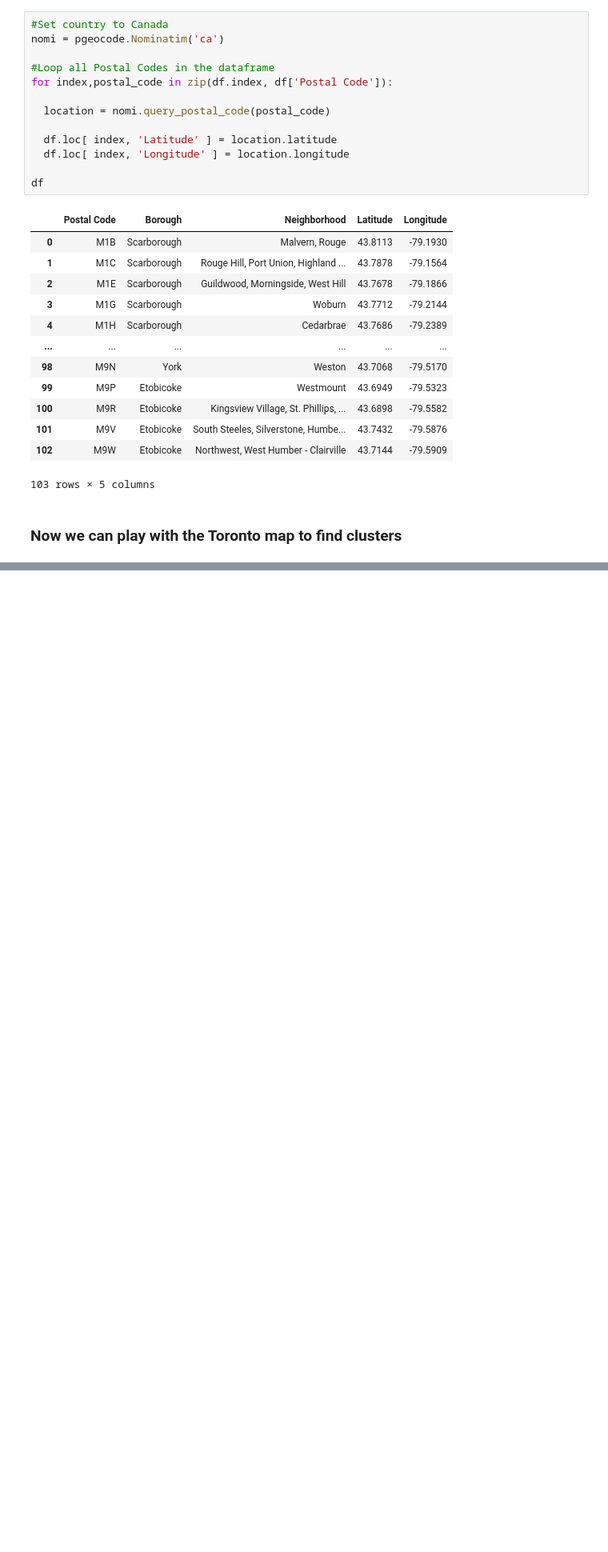
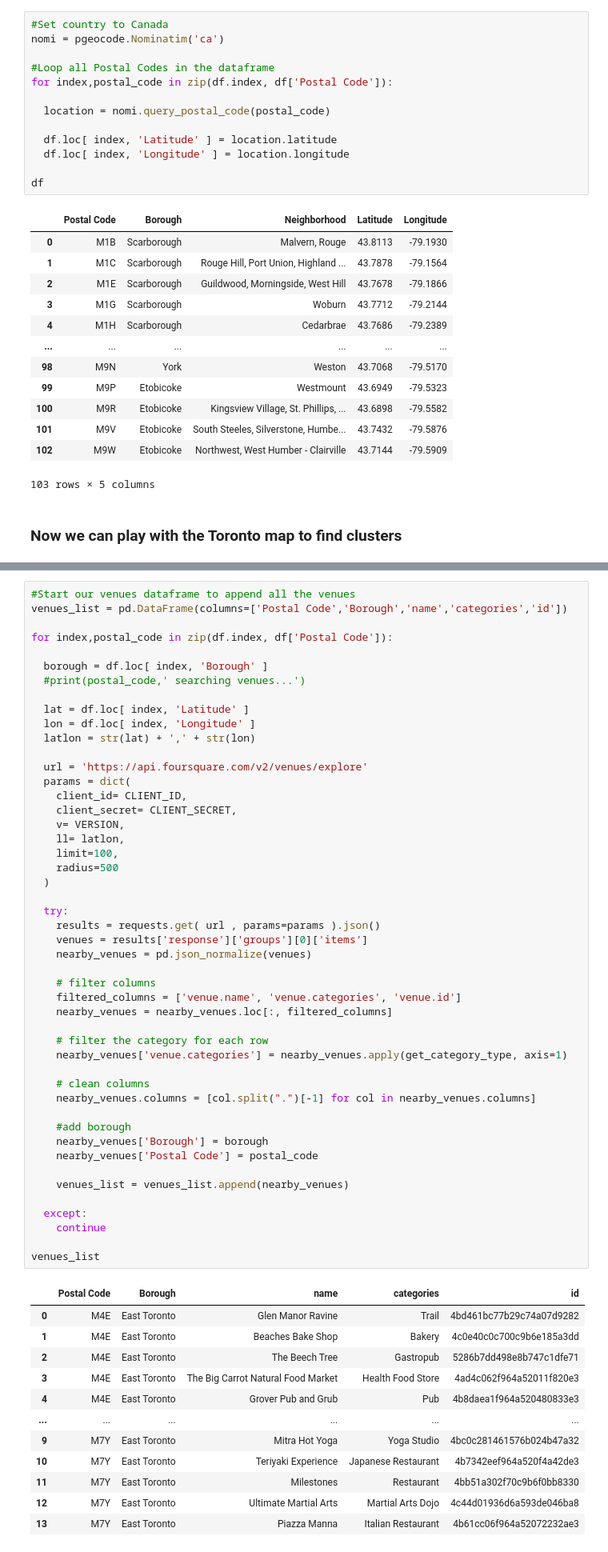
Before and after one commit to rodpaschoal/Coursera_Capstone, a Jupyter notebook: Toronto.ipynb, the cells around one changed output, grey strips where cells are left out. Shown: that part at 80% size. Cells and saved outputs as stored; diff of their text form; blank space fills up the shorter version.

```diff
--- a/Toronto.ipynb
+++ b/Toronto.ipynb
@@ -144,0 +222,61 @@ df.loc[ df['Postal Code'] == 'M2H' , :]
+# %%
+#Start our venues dataframe to append all the venues
+venues_list = pd.DataFrame(columns=['Postal Code','Borough','name','categories','id'])
+
+for index,postal_code in zip(df.index, df['Postal Code']):
+
+  borough = df.loc[ index, 'Borough' ]
+  #print(postal_code,' searching venues...')
+
+  lat = df.loc[ index, 'Latitude' ]
+  lon = df.loc[ index, 'Longitude' ]
+  latlon = str(lat) + ',' + str(lon)
+
+  url = 'https://api.foursquare.com/v2/venues/explore'
+  params = dict(
+    client_id= CLIENT_ID,
+    client_secret= CLIENT_SECRET,
+    v= VERSION,
+    ll= latlon,
+    limit=100,
+    radius=500
+  )
+
+  try:
+    results = requests.get( url , params=params ).json()
+    venues = results['response']['groups'][0]['items']
+    nearby_venues = pd.json_normalize(venues)
+
+    # filter columns
+    filtered_columns = ['venue.name', 'venue.categories', 'venue.id']
+    nearby_venues = nearby_venues.loc[:, filtered_columns]
+
+    # filter the category for each row
+    nearby_venues['venue.categories'] = nearby_venues.apply(get_category_type, axis=1)
+
+    # clean columns
+    nearby_venues.columns = [col.split(".")[-1] for col in nearby_venues.columns]
+
+    #add borough
+    nearby_venues['Borough'] = borough
+    nearby_venues['Postal Code'] = postal_code
+
+    venues_list = venues_list.append(nearby_venues)
+
+  except:
+    continue
+
+venues_list
+# %% [output]
+|  | Postal Code | Borough | name | categories | id |
+| 0 | M4E | East Toronto | Glen Manor Ravine | Trail | 4bd461bc77b29c74a07d9282 |
+| 1 | M4E | East Toronto | Beaches Bake Shop | Bakery | 4c0e40c0c700c9b6e185a3dd |
+| 2 | M4E | East Toronto | The Beech Tree | Gastropub | 5286b7dd498e8b747c1dfe71 |
+| 3 | M4E | East Toronto | The Big Carrot Natural Food Market | Health Food Store | 4ad4c062f964a52011f820e3 |
+| 4 | M4E | East Toronto | Grover Pub and Grub | Pub | 4b8daea1f964a520480833e3 |
+| ... | ... | ... | ... | ... | ... |
+| 9 | M7Y | East Toronto | Mitra Hot Yoga | Yoga Studio | 4bc0c281461576b024b47a32 |
+| 10 | M7Y | East Toronto | Teriyaki Experience | Japanese Restaurant | 4b7342eef964a520f4a42de3 |
+| 11 | M7Y | East Toronto | Milestones | Restaurant | 4bb51a302f70c9b6f0bb8330 |
+| 12 | M7Y | East Toronto | Ultimate Martial Arts | Martial Arts Dojo | 4c44d01936d6a593de046ba8 |
+| 13 | M7Y | East Toronto | Piazza Manna | Italian Restaurant | 4b61cc06f964a52072232ae3 |
```
Also changed, not shown: parts of 26 cells of this notebook.
